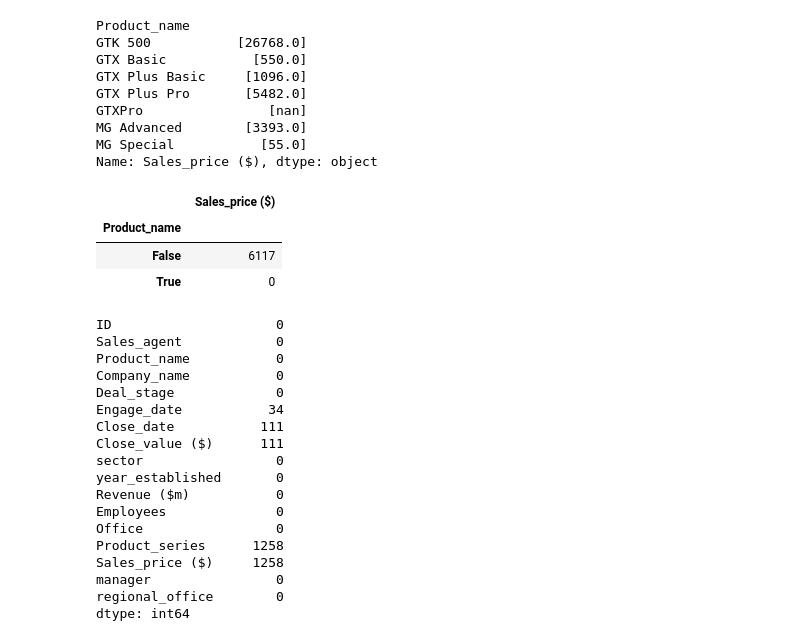
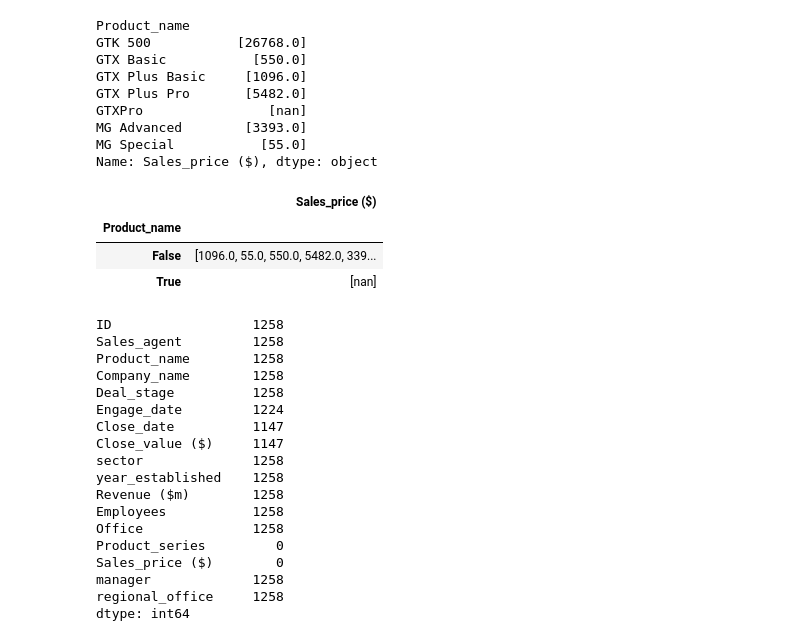
Before and after one commit to natnaelaster/Daily-exercise, a Jupyter notebook: day_6_HubSpot CRM Sales Analytics/hubspot_merge.ipynb, the cells around one changed output. Drawn from its saved outputs; the diff is of its cells as text; code cells hidden in the pictures.

```diff
--- a/day_6_HubSpot CRM Sales Analytics/hubspot_merge.ipynb
+++ b/day_6_HubSpot CRM Sales Analytics/hubspot_merge.ipynb
@@ -90,10 +90,14 @@ def data_cleaning(df):
     df['Sales_price ($)'] = pd.to_numeric(df['Sales_price ($)'], errors='coerce')
     df['Engage_date'] = pd.to_datetime(df['Engage_date'], errors='coerce')
     df['Close_value ($)'] = pd.to_numeric(df['Close_value ($)'], errors='coerce')
+    df['year_established'] = pd.to_datetime(df['year_established'], format = '%Y')
 
     # Drop nan values in the 'Company_name' column
     df = df.dropna(subset = ['Company_name'])
 
+    # Drop 'GTXPro' from the 'Product_name' column scince it has no salling price
+    df = df[df['Product_name'] != 'GTXPro']
+
     # drop the index column
     df = df.drop(columns = ['Unnamed: 0'])
     return df
@@ -151,30 +155,30 @@ MG Advanced        [3393.0]
 MG Special           [55.0]
 Name: Sales_price ($), dtype: object
 # %%
-file.groupby(file['Product_name'] == 'GTXPro').agg({'Sales_price ($)':'count'})
+file.groupby(file['Product_name'] == 'GTXPro').agg({'Sales_price ($)':'unique'})
 # %% [output]
 |  | Sales_price ($) |
 | Product_name |  |
-| False | 6117 |
-| True | 0 |
+| False | [1096.0, 55.0, 550.0, 5482.0, 339... |
+| True | [nan] |
 # %%
-file[file['Product_name'] == 'GTXPro'].isnull().sum()#.head()#.groupby('Sales_price ($)').agg({'ID':'count', 'Product_name':'unique'}).sort_values('Sales_price ($)', ascending = False)
+file[file['Product_name'] == 'GTXPro'].count()
 # %% [output]
-ID                     0
-Sales_agent            0
-Product_name           0
-Company_name           0
-Deal_stage             0
-Engage_date           34
-Close_date           111
-Close_value ($)      111
-sector                 0
-year_established       0
-Revenue ($m)           0
-Employees              0
-Office                 0
-Product_series      1258
-Sales_price ($)     1258
-manager                0
-regional_office        0
+ID                  1258
+Sales_agent         1258
+Product_name        1258
+Company_name        1258
+Deal_stage          1258
+Engage_date         1224
+Close_date          1147
+Close_value ($)     1147
+sector              1258
+year_established    1258
+Revenue ($m)        1258
+Employees           1258
+Office              1258
+Product_series         0
+Sales_price ($)        0
+manager             1258
+regional_office     1258
 dtype: int64
```
Also changed, not shown: parts of 5 cells of this notebook, 1 other file.
